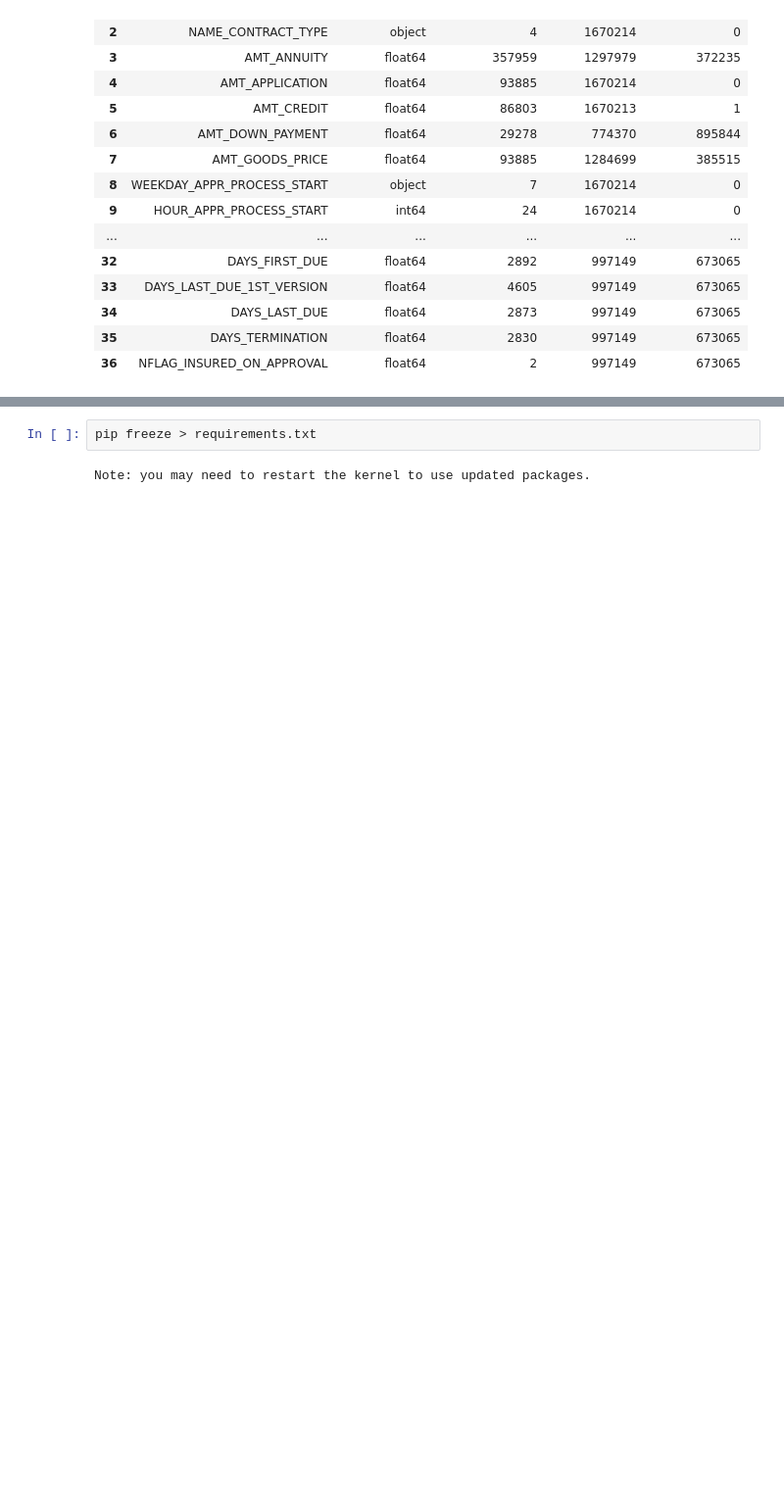
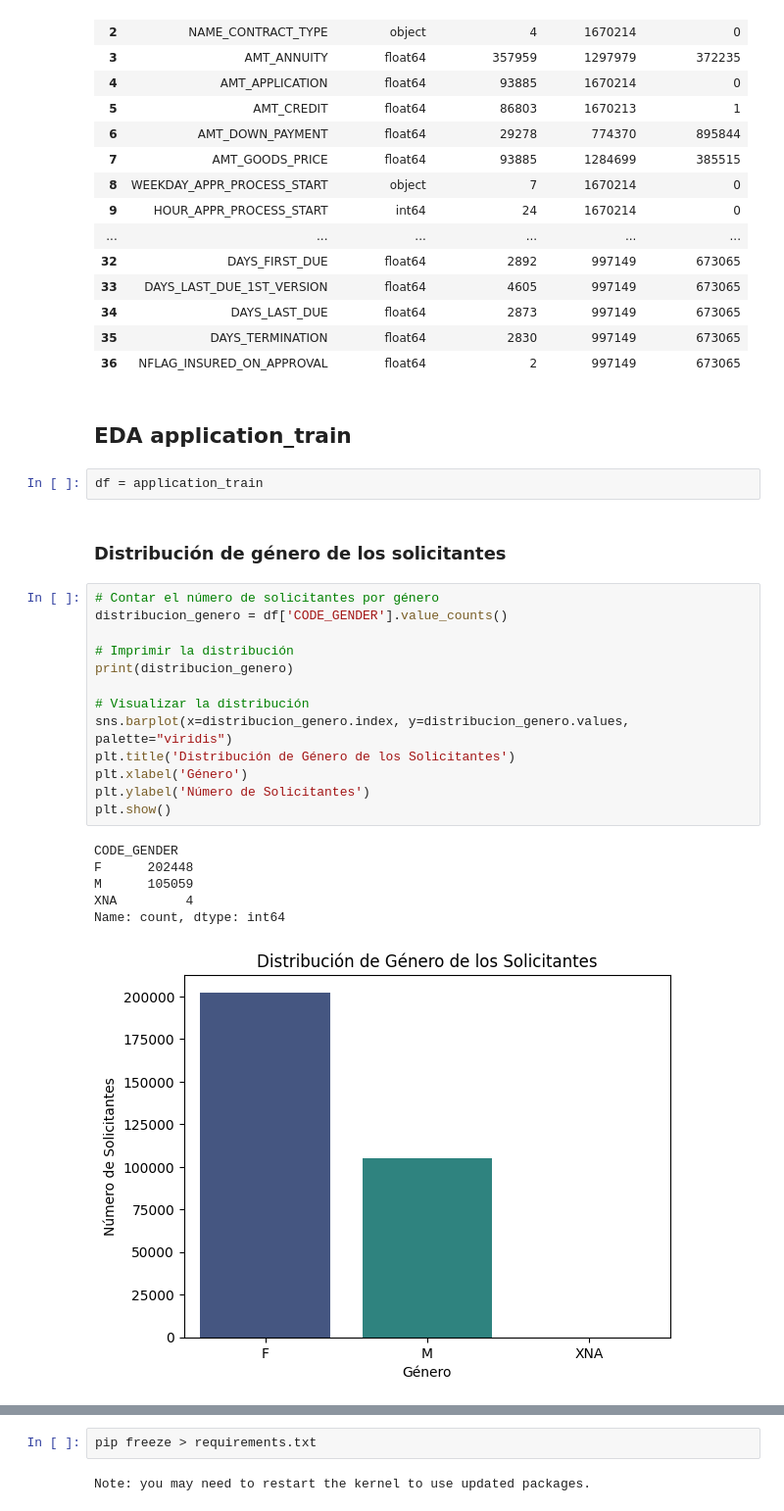
Before and after one commit to davidsosaolea/Home_Credit_Default_Risk, a Jupyter notebook: EDA_Home_Credit_Default_Risk.ipynb, the cells around one changed output, grey strips where cells are left out. Shown at 98% size. Saved outputs shown, nothing was run; the diff lists cells and outputs as text; blank space fills up the shorter version.

```diff
--- a/EDA_Home_Credit_Default_Risk.ipynb
+++ b/EDA_Home_Credit_Default_Risk.ipynb
@@ -162,3 +165,29 @@ obtener_resumen_valores_unicos(previous_application)
 | 34 | DAYS_LAST_DUE | float64 | 2873 | 997149 | 673065 |
 | 35 | DAYS_TERMINATION | float64 | 2830 | 997149 | 673065 |
 | 36 | NFLAG_INSURED_ON_APPROVAL | float64 | 2 | 997149 | 673065 |
+# %% [markdown]
+## EDA application_train
+# %%
+df = application_train
+# %% [markdown]
+###  Distribución de género de los solicitantes
+# %%
+# Contar el número de solicitantes por género
+distribucion_genero = df['CODE_GENDER'].value_counts()
+
+# Imprimir la distribución
+print(distribucion_genero)
+
+# Visualizar la distribución
+sns.barplot(x=distribucion_genero.index, y=distribucion_genero.values, palette="viridis")
+plt.title('Distribución de Género de los Solicitantes')
+plt.xlabel('Género')
+plt.ylabel('Número de Solicitantes')
+plt.show()
+# %% [output]
+CODE_GENDER
+F      202448
+M      105059
+XNA         4
+Name: count, dtype: int64
+[figure, added]
```
Also changed, not shown: parts of 6 cells of this notebook.
